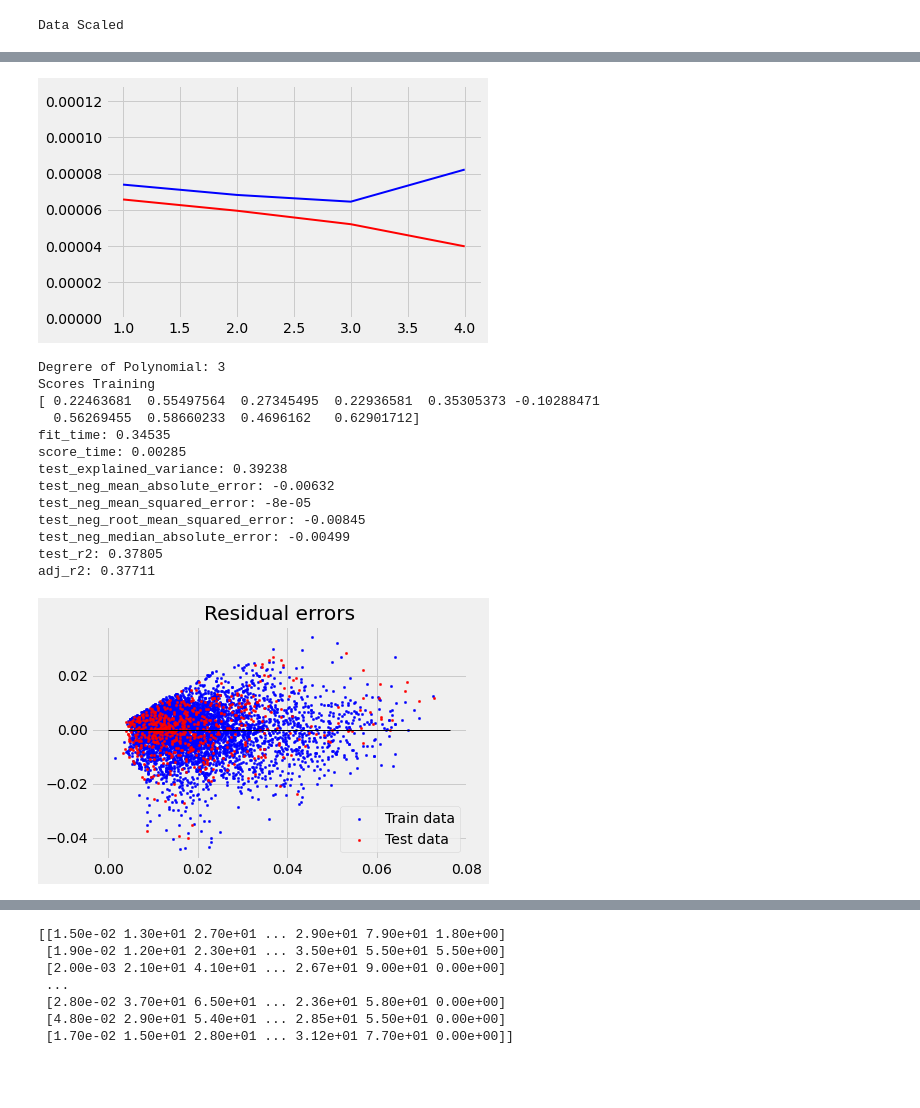
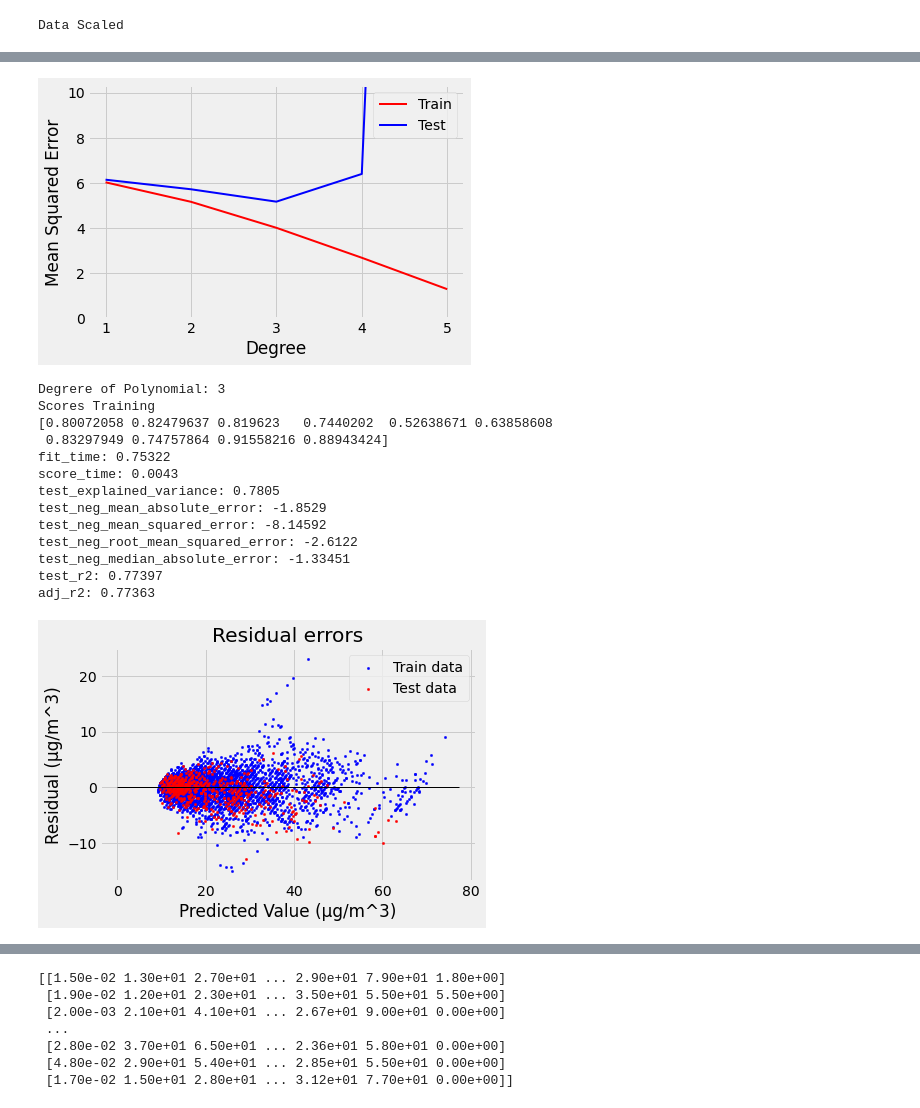
Before and after one commit to JBPrew/OzonePM-Forecasting, a Jupyter notebook: Models/test_regression.ipynb, the cells around one changed output, grey strips where cells are left out. Drawn from its saved outputs; the diff is of its cells as text; code cells hidden in the pictures; blank space fills up the shorter version.

```diff
--- a/Models/test_regression.ipynb
+++ b/Models/test_regression.ipynb
@@ -73,6 +73,8 @@ def resid_plot(model_var, X_train_var, X_test_var):
 
     #plot legend and title
     plt.legend(loc = 'best')
+    plt.xlabel(xlabel="Predicted Value (μg/m^3)")
+    plt.ylabel(ylabel="Residual (μg/m^3)")
     plt.title("Residual errors")
 
     #show plot
@@ -103,7 +105,7 @@ Index(['City', 'Time', 'O3', 'PM2.5', 'PM10', 'CO', 'SO2', 'NO2', 'Temp',
 # %%
 X = df[["O3", "PM2.5", "PM10", "CO", "SO2", "NO2", "Temp", "RHum", "WSpd"]]
 
-y = df['O3_P24']
+y = df['PM2.5_P24']
 
 X_train, X_test, y_train, y_test = train_test_split(X,y,random_state=42, test_size=0.1)
 
@@ -190,51 +209,55 @@ def poly_fit(n):
     poly_reg = PolynomialFeatures(degree=i)
     X_poly_train = poly_reg.fit_transform(X_train_scaled)
     X_poly_test = poly_reg.fit_transform(X_test_scaled)
 
     linreg_poly = LinearRegression()
     linreg_poly.fit(X_poly_train, y_train)
     train_mse.append((mean_squared_error(y_train, linreg_poly.predict(X_poly_train))))
     test_mse.append((mean_squared_error(y_test, linreg_poly.predict(X_poly_test))))
-  plt.plot(np.arange(1,n+1,1), train_mse, color="red", linewidth = 2)
-  plt.plot(np.arange(1,n+1,1), test_mse, color="blue", linewidth = 2)
+  plt.plot(np.arange(1,n+1,1), train_mse, color="red", linewidth = 2, label = "Train")
+  plt.plot(np.arange(1,n+1,1), test_mse, color="blue", linewidth = 2, label = "Test")
   plt.ylim(0, 2*min(test_mse))
   plt.style.use("fivethirtyeight")
+  plt.xlabel("Degree")
+  plt.ylabel("Mean Squared Error")
+  plt.xticks(np.arange(1,n+1,1))
+  plt.legend(loc = "best")
   plt.show()
   return test_mse.index(min(test_mse[1:])) + 1 #returns the best degree train
 
-degree = poly_fit(4)
+degree = poly_fit(5)
 print("Degrere of Polynomial: " + str(degree))
 poly_reg = PolynomialFeatures(degree=degree)
 X_poly = poly_reg.fit_transform(X_scaled)
 X_train_poly = poly_reg.fit_transform(X_train_scaled)
 X_test_poly = poly_reg.fit_transform(X_test_scaled)
 
 
 linreg_poly = LinearRegression(positive= True)
 linreg_poly.fit(X_train_poly, y_train)
 
 print("Scores Training")
 poly_reg_scores = cross_validate_scores(linreg_poly, X_poly, y)
 for key in poly_reg_scores:
     print(key + ": " + str(poly_reg_scores[key]))
 
 resid_plot(linreg_poly, X_train_poly, X_test_poly)
 # %% [output]
-[figure, old version]
+[figure, new version]
 Degrere of Polynomial: 3
 Scores Training
-[ 0.22463681  0.55497564  0.27345495  0.22936581  0.35305373 -0.10288471
-  0.56269455  0.58660233  0.4696162   0.62901712]
-fit_time: 0.34535
-score_time: 0.00285
-test_explained_variance: 0.39238
-test_neg_mean_absolute_error: -0.00632
-test_neg_mean_squared_error: -8e-05
-test_neg_root_mean_squared_error: -0.00845
-test_neg_median_absolute_error: -0.00499
-test_r2: 0.37805
-adj_r2: 0.37711
+[0.80072058 0.82479637 0.819623   0.7440202  0.52638671 0.63858608
+ 0.83297949 0.74757864 0.91558216 0.88943424]
+fit_time: 0.75322
+score_time: 0.0043
+test_explained_variance: 0.7805
+test_neg_mean_absolute_error: -1.8529
+test_neg_mean_squared_error: -8.14592
+test_neg_root_mean_squared_error: -2.6122
+test_neg_median_absolute_error: -1.33451
+test_r2: 0.77397
+adj_r2: 0.77363
-[figure, old version]
+[figure, new version]
 # %%
 ## RANSAC
 
```
Also changed, not shown: parts of 11 cells of this notebook.
